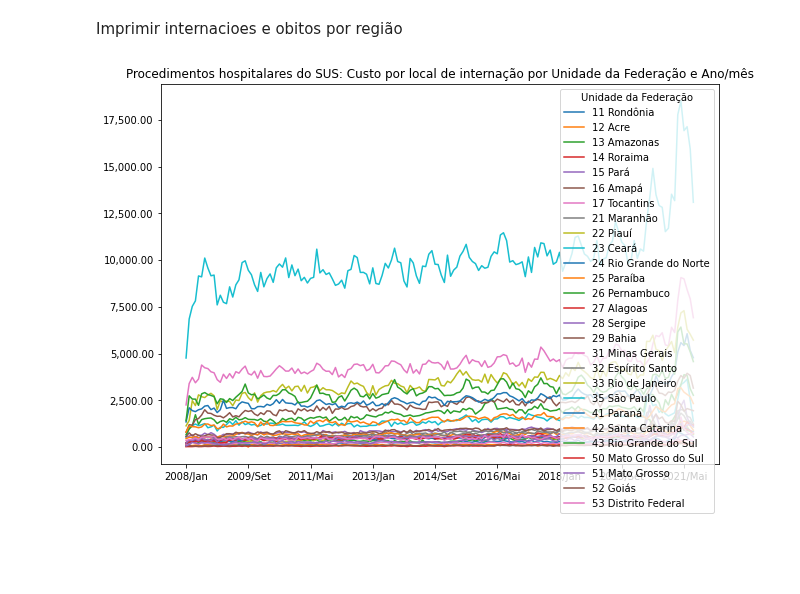
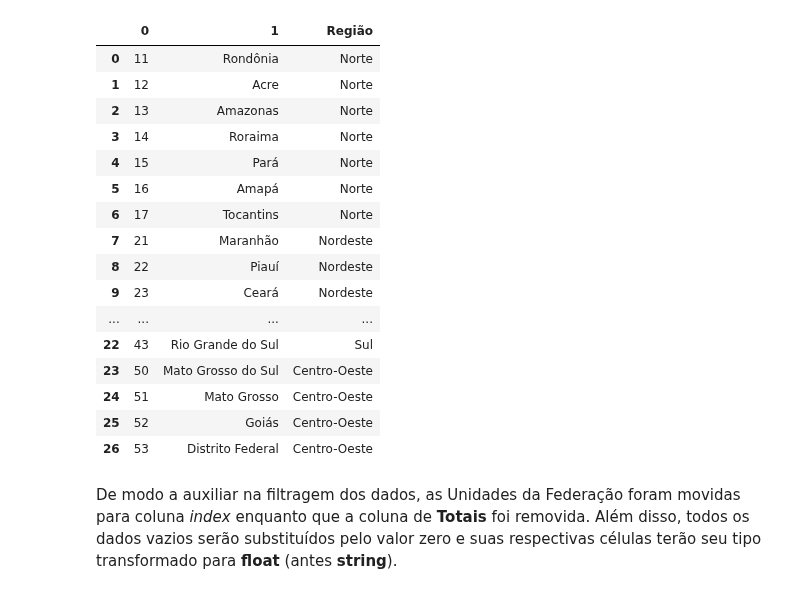
Before and after one commit to VitorFRodrigues/Data-Science-Bootcamp, a Jupyter notebook: Proj01/Bootcamp_Proj_01.ipynb, the cells around one changed output. Drawn from its saved outputs; the diff is of its cells as text; code cells hidden in the pictures; blank space fills up the shorter version.

```diff
--- a/Proj01/Bootcamp_Proj_01.ipynb
+++ b/Proj01/Bootcamp_Proj_01.ipynb
@@ -29,3 +93,40 @@ UFs = obitos['Unidade da Federação'].str.split(' ', n=1, expand=True)
+# %%
+UFs = obitos['Unidade da Federação'].str.split(' ', n=1, expand=True)
+regiao = []
+for i in range(len(UFs)):
+  if UFs[0][i][0] == '1':
+    regiao.append('Norte')
+  elif UFs[0][i][0] == '2':
+    regiao.append('Nordeste')
+  elif UFs[0][i][0] == '3':
+    regiao.append('Sudeste')
+  elif UFs[0][i][0] == '4':
+    regiao.append('Sul')
+  else:
+    regiao.append('Centro-Oeste')
+UFs["Região"] = regiao
+UFs
+# %% [output]
+|  | 0 | 1 | Região |
+| 0 | 11 | Rondônia | Norte |
+| 1 | 12 | Acre | Norte |
+| 2 | 13 | Amazonas | Norte |
+| 3 | 14 | Roraima | Norte |
+| 4 | 15 | Pará | Norte |
+| 5 | 16 | Amapá | Norte |
+| 6 | 17 | Tocantins | Norte |
+| 7 | 21 | Maranhão | Nordeste |
+| 8 | 22 | Piauí | Nordeste |
+| 9 | 23 | Ceará | Nordeste |
+| ... | ... | ... | ... |
+| 22 | 43 | Rio Grande do Sul | Sul |
+| 23 | 50 | Mato Grosso do Sul | Centro-Oeste |
+| 24 | 51 | Mato Grosso | Centro-Oeste |
+| 25 | 52 | Goiás | Centro-Oeste |
+| 26 | 53 | Distrito Federal | Centro-Oeste |
+# %% [markdown]
+De modo a auxiliar na filtragem dos dados, as Unidades da Federação foram movidas para coluna *index* enquanto que a coluna de **Totais** foi removida.
+Além disso, todos os dados vazios serão substituídos pelo valor zero e suas respectivas células terão seu tipo transformado para **float** (antes **string**).
 # %%
 internacoes = internacoes.set_index("Unidade da Federação")
 internacoes = internacoes.drop('Total', axis=1)
@@ -38,12 +139,3 @@ obitos = obitos.replace('-', '0')
 for i in internacoes.columns:
   internacoes[i] = internacoes[i].astype(float)
   obitos[i] = obitos[i].astype(float)
-# %% [markdown]
-Imprimir internacioes e obitos por região
-# %%
-ax = internacoes.T.plot(figsize=(10,7))
-ax.yaxis.set_major_formatter(ticker.StrMethodFormatter("{x:,.2f}"))
-plt.title("Procedimentos hospitalares do SUS: Custo por local de internação por Unidade da Federação e Ano/mês")
-plt.show()
-# %% [output]
-[figure, removed]
```
Also changed, not shown: parts of 19 cells of this notebook.
